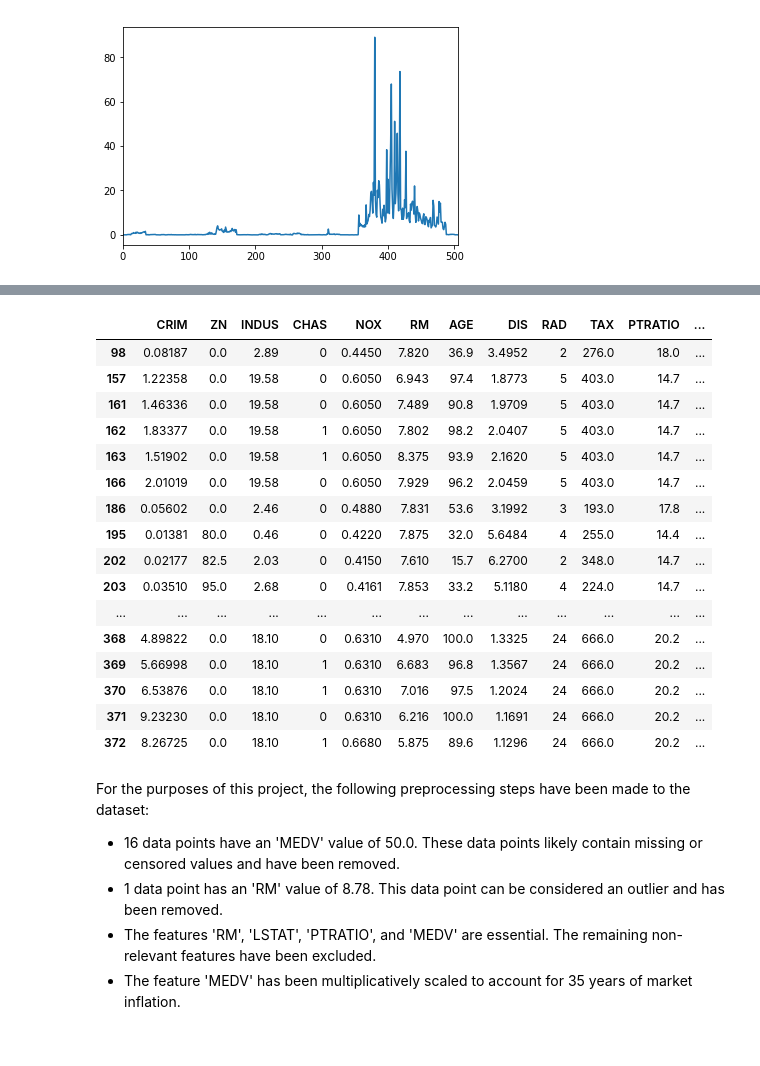
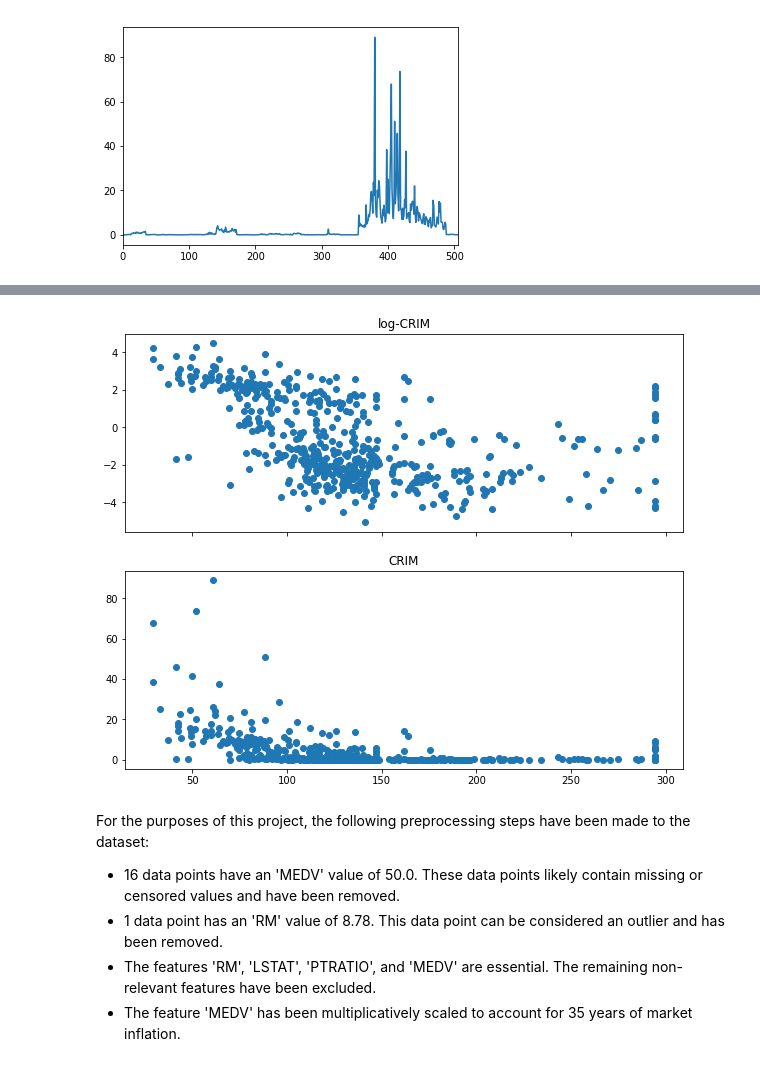
Before and after one commit to Tashwini12/Boston-Housing, a Jupyter notebook: boston_housing.ipynb, the cells around one changed output, grey strips where cells are left out. Drawn from its saved outputs; the diff is of its cells as text; code cells hidden in the pictures.

Commit message:
update: added log transform of CRIM feature

```diff
--- a/boston_housing.ipynb
+++ b/boston_housing.ipynb
@@ -271,23 +206,16 @@ data['MEDV'].plot.hist()
-# %%
-data[data['MEDV']>=40.0]
-# %% [output]
-|  | CRIM | ZN | INDUS | CHAS | NOX | RM | AGE | DIS | RAD | TAX | PTRATIO | ... |
-| 98 | 0.08187 | 0.0 | 2.89 | 0 | 0.4450 | 7.820 | 36.9 | 3.4952 | 2 | 276.0 | 18.0 | ... |
-| 157 | 1.22358 | 0.0 | 19.58 | 0 | 0.6050 | 6.943 | 97.4 | 1.8773 | 5 | 403.0 | 14.7 | ... |
-| 161 | 1.46336 | 0.0 | 19.58 | 0 | 0.6050 | 7.489 | 90.8 | 1.9709 | 5 | 403.0 | 14.7 | ... |
-| 162 | 1.83377 | 0.0 | 19.58 | 1 | 0.6050 | 7.802 | 98.2 | 2.0407 | 5 | 403.0 | 14.7 | ... |
-| 163 | 1.51902 | 0.0 | 19.58 | 1 | 0.6050 | 8.375 | 93.9 | 2.1620 | 5 | 403.0 | 14.7 | ... |
-| 166 | 2.01019 | 0.0 | 19.58 | 0 | 0.6050 | 7.929 | 96.2 | 2.0459 | 5 | 403.0 | 14.7 | ... |
-| 186 | 0.05602 | 0.0 | 2.46 | 0 | 0.4880 | 7.831 | 53.6 | 3.1992 | 3 | 193.0 | 17.8 | ... |
-| 195 | 0.01381 | 80.0 | 0.46 | 0 | 0.4220 | 7.875 | 32.0 | 5.6484 | 4 | 255.0 | 14.4 | ... |
-| 202 | 0.02177 | 82.5 | 2.03 | 0 | 0.4150 | 7.610 | 15.7 | 6.2700 | 2 | 348.0 | 14.7 | ... |
-| 203 | 0.03510 | 95.0 | 2.68 | 0 | 0.4161 | 7.853 | 33.2 | 5.1180 | 4 | 224.0 | 14.7 | ... |
-| ... | ... | ... | ... | ... | ... | ... | ... | ... | ... | ... | ... | ... |
-| 368 | 4.89822 | 0.0 | 18.10 | 0 | 0.6310 | 4.970 | 100.0 | 1.3325 | 24 | 666.0 | 20.2 | ... |
-| 369 | 5.66998 | 0.0 | 18.10 | 1 | 0.6310 | 6.683 | 96.8 | 1.3567 | 24 | 666.0 | 20.2 | ... |
-| 370 | 6.53876 | 0.0 | 18.10 | 1 | 0.6310 | 7.016 | 97.5 | 1.2024 | 24 | 666.0 | 20.2 | ... |
-| 371 | 9.23230 | 0.0 | 18.10 | 0 | 0.6310 | 6.216 | 100.0 | 1.1691 | 24 | 666.0 | 20.2 | ... |
-| 372 | 8.26725 | 0.0 | 18.10 | 1 | 0.6680 | 5.875 | 89.6 | 1.1296 | 24 | 666.0 | 20.2 | ... |
+# %%
+logcrim = np.log(features['CRIM'])
+# %%
+plt.figure(figsize=(10,8))
+ax1 = plt.subplot(211)
+ax1.set_title('log-CRIM')
+plt.scatter(prices, logcrim)
+ax2 = plt.subplot(212, sharex=ax1)
+ax2.set_title('CRIM')
+plt.scatter(prices, features['CRIM']);
+plt.setp(ax1.get_xticklabels(), visible=False);
+# %% [output]
+[figure, added]
 # %% [markdown]
 For the purposes of this project, the following preprocessing steps have been made to the dataset:
 
```
Also changed, not shown: parts of 7 cells of this notebook.
